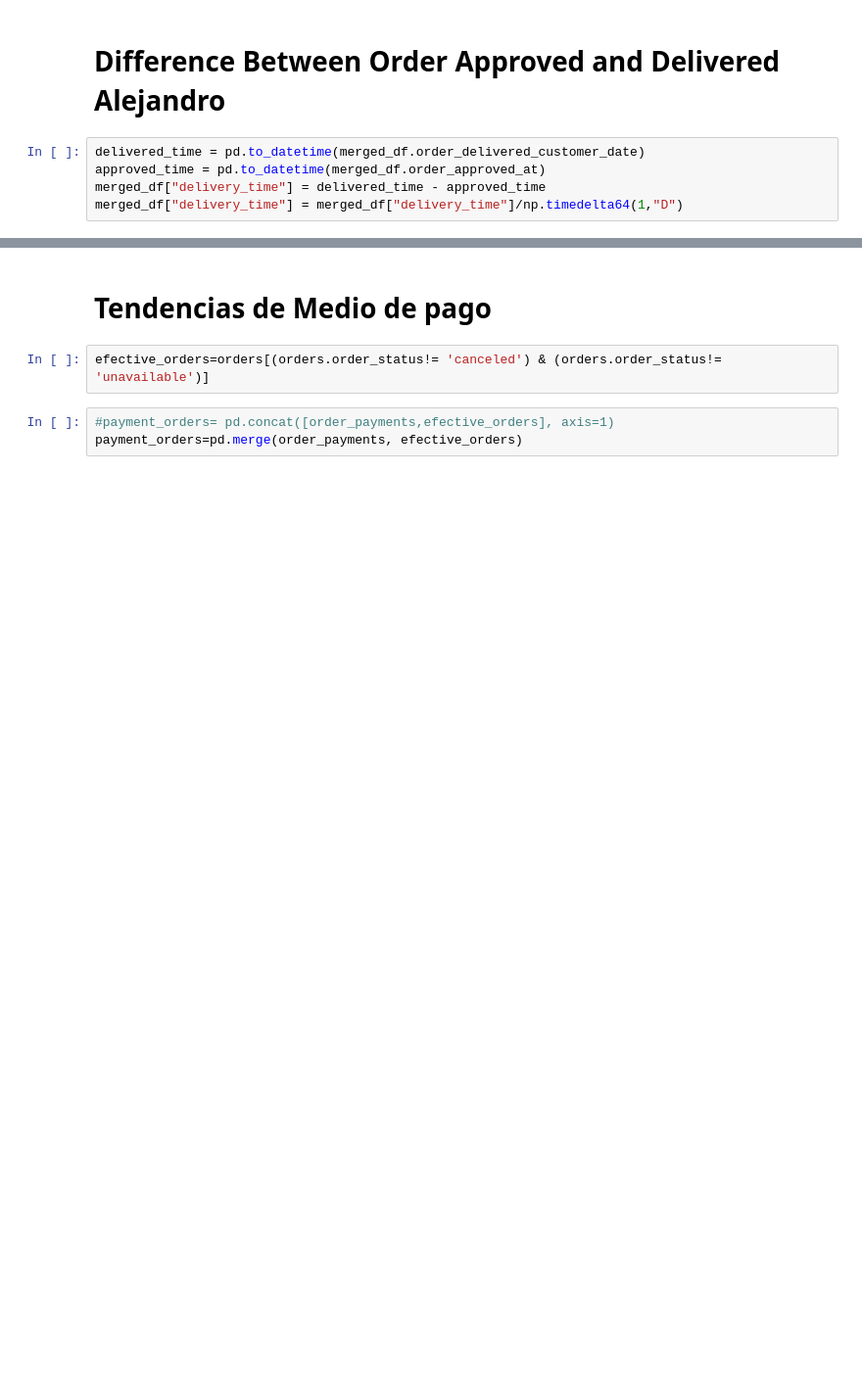
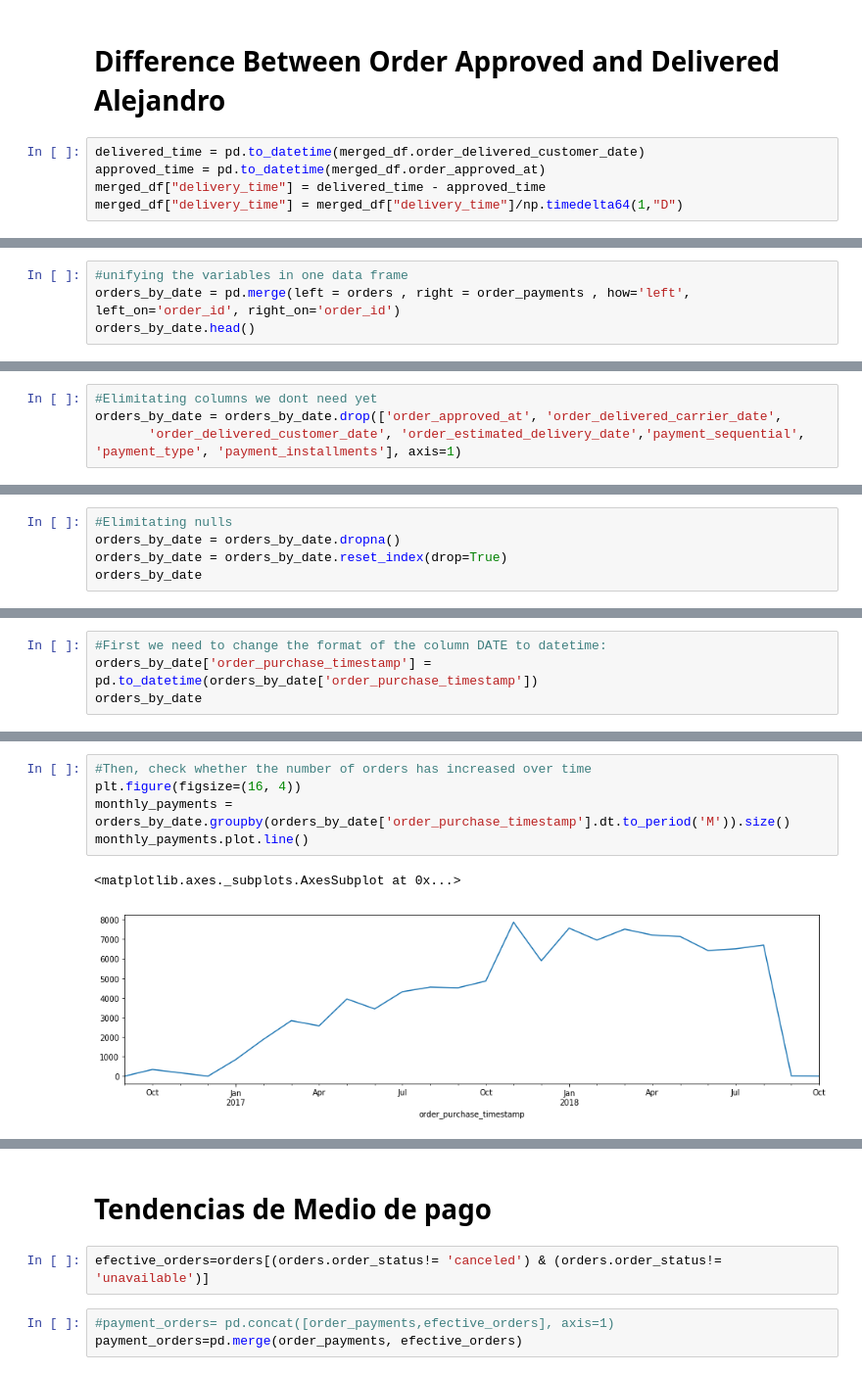
Before and after one commit to ximenarios/DS4AProject, a Jupyter notebook: brazilian_ximena.ipynb, the cells around one changed output, grey strips where cells are left out. Shown at 98% size. Cells and saved outputs as stored; diff of their text form; blank space fills up the shorter version.

```diff
--- a/brazilian_ximena.ipynb
+++ b/brazilian_ximena.ipynb
@@ -304,0 +265,4 @@ delivery_time_df[["product_category_name", "order_delivered_customer_date", "ord
+# %%
+#unifying the variables in one data frame
+orders_by_date = pd.merge(left = orders , right = order_payments , how='left', left_on='order_id', right_on='order_id')
+orders_by_date.head()
@@ -304,0 +276,4 @@ delivery_time_df[["product_category_name", "order_delivered_customer_date", "ord
+# %%
+#Elimitating columns we dont need yet
+orders_by_date = orders_by_date.drop(['order_approved_at', 'order_delivered_carrier_date',
+       'order_delivered_customer_date', 'order_estimated_delivery_date','payment_sequential', 'payment_type', 'payment_installments'], axis=1)
@@ -304,0 +290,5 @@ delivery_time_df[["product_category_name", "order_delivered_customer_date", "ord
+# %%
+#Elimitating nulls
+orders_by_date = orders_by_date.dropna()
+orders_by_date = orders_by_date.reset_index(drop=True)
+orders_by_date
@@ -304,0 +318,4 @@ delivery_time_df[["product_category_name", "order_delivered_customer_date", "ord
+# %%
+#First we need to change the format of the column DATE to datetime:
+orders_by_date['order_purchase_timestamp'] = pd.to_datetime(orders_by_date['order_purchase_timestamp'])
+orders_by_date
@@ -304,0 +336,8 @@ delivery_time_df[["product_category_name", "order_delivered_customer_date", "ord
+# %%
+#Then, check whether the number of orders has increased over time
+plt.figure(figsize=(16, 4))
+monthly_payments = orders_by_date.groupby(orders_by_date['order_purchase_timestamp'].dt.to_period('M')).size()
+monthly_payments.plot.line()
+# %% [output]
+<matplotlib.axes._subplots.AxesSubplot at 0x...>
+[figure, added]
```
Also changed, not shown: parts of 46 cells of this notebook, 1 other file.
